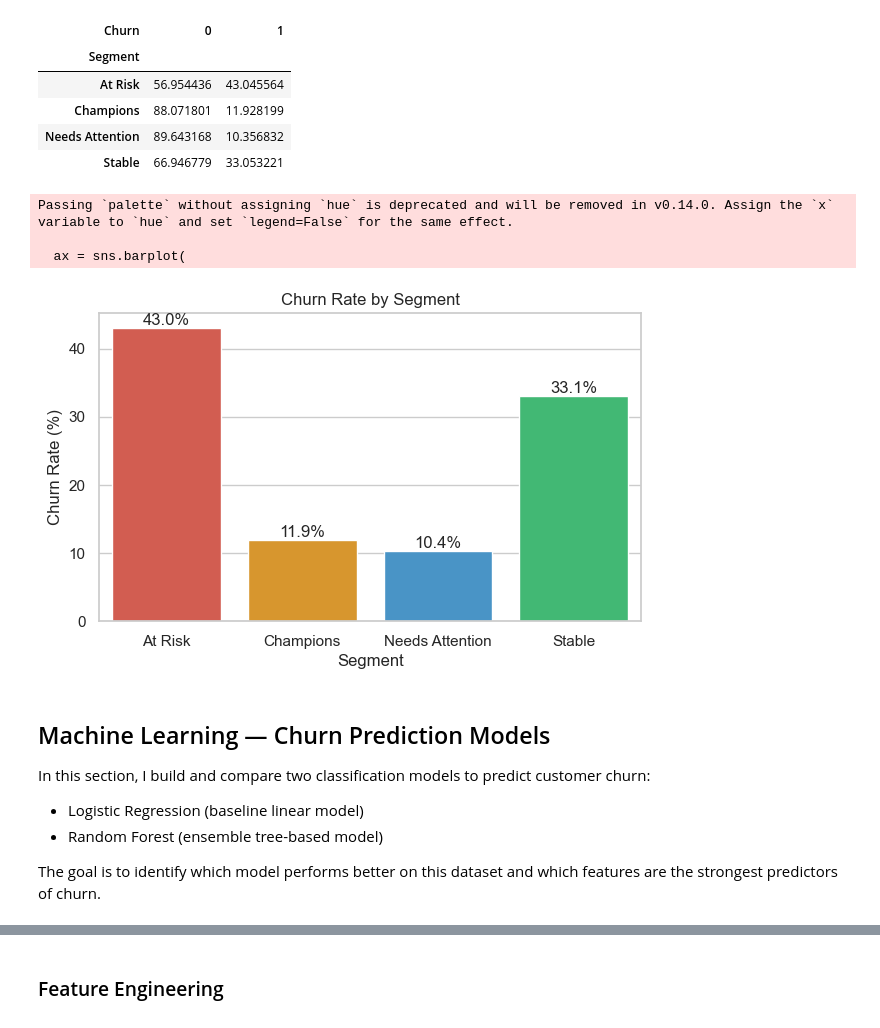
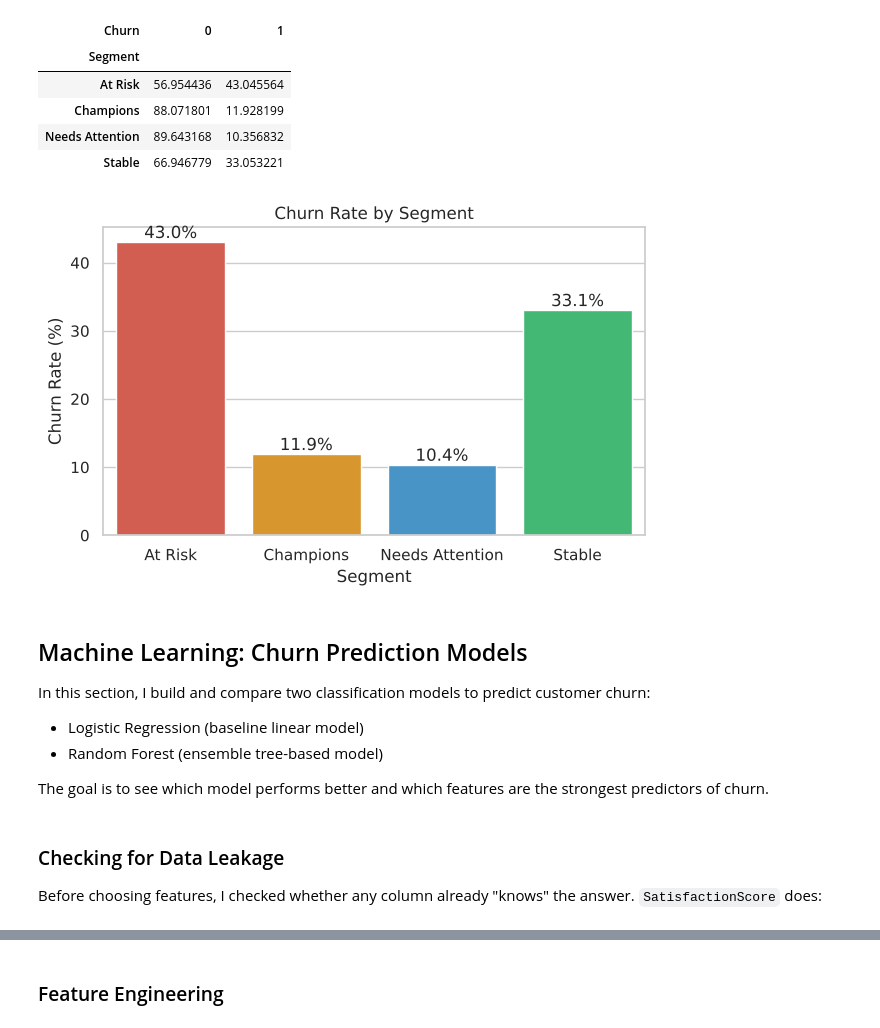
Before and after one commit to GouthamMantena/customer-churn-analysis, a Jupyter notebook: notebook/customer_churn_analysis.ipynb, the cells around one changed output, grey strips where cells are left out. Drawn from its saved outputs; the diff is of its cells as text; code cells hidden in the pictures.

```diff
--- a/notebook/customer_churn_analysis.ipynb
+++ b/notebook/customer_churn_analysis.ipynb
@@ -17,7 +17,12 @@ import seaborn as sns
 pd.set_option('display.max_columns', None)
 sns.set(style="whitegrid")
 # %%
-df = pd.read_csv("data/processed/customer_churn_cleaned.csv")
+df = pd.read_csv("../dataset/processed/customer_churn_cleaned.csv")
+
+# The processed file also holds columns this notebook creates later (Churn, RFM scores, Segment).
+# Drop them so every result below is rebuilt from scratch when the notebook runs.
+derived_cols = ['Churn', 'Recency', 'Frequency', 'Monetary', 'R_score', 'F_score', 'M_score', 'Segment']
+df = df.drop(columns=derived_cols, errors='ignore')
 df.head()
 # %% [output]
 |  | CustomerID | Gender | Age | Under30 | SeniorCitizen | Married | Dependents | NumberofDependents | ... |
@@ -339,8 +355,9 @@ Since the dataset does not contain the exact last transaction date, I used tenur
 # Tenure (lower tenure = more risky)
 df['Tenure'] = df['TenureinMonths']
 
-# Frequency (number of services used)
-services = ['OnlineSecurity','OnlineBackup', 'DeviceProtectionPlan','PremiumTechSupport','StreamingTV','StreamingMovies','StreamingMusic', 'UnlimitedData']
+# Frequency (number of add-on services used)
+services = ['OnlineSecurity', 'OnlineBackup', 'DeviceProtectionPlan', 'PremiumTechSupport',
+            'StreamingTV', 'StreamingMovies', 'StreamingMusic', 'UnlimitedData']
 
 df['Frequency'] = df[services].apply(lambda x: sum(x == 'Yes'), axis=1)
 
@@ -356,12 +373,12 @@ df[['Recency','Frequency','Monetary']].head()
 | 3 | 25 | 5 | 2995.07 |
 | 4 | 37 | 1 | 3102.36 |
 # %%
-# Recency
-df['R_score'] = pd.qcut(df['Tenure'], 5, labels=[1,2,3,4,5])
+# Tenure score (1 = shortest tenure, 5 = longest)
+df['T_score'] = pd.qcut(df['Tenure'], 5, labels=[1, 2, 3, 4, 5]).astype(int)
 
-# Frequency (rank-based)
-df['F_score'] = pd.qcut(df['Frequency'].rank(method='first'), 5, labels=[1,2,3,4,5])
+# Frequency score (rank-based, because many customers share the same count)
+df['F_score'] = pd.qcut(df['Frequency'].rank(method='first'), 5, labels=[1, 2, 3, 4, 5]).astype(int)
 
-# Monetary
-df['M_score'] = pd.qcut(df['Monetary'], 5, labels=[1,2,3,4,5])
+# Monetary score
+df['M_score'] = pd.qcut(df['Monetary'], 5, labels=[1, 2, 3, 4, 5]).astype(int)
 # %%
@@ -387,15 +404,14 @@ This segmentation helps in quickly identifying which customers are valuable and
 # %%
 def segment(row):
-
-    # High value + high engagement
-    if row['R_score'] >= 4 and row['F_score'] >= 4:
+    # Long tenure + many services
+    if row['T_score'] >= 4 and row['F_score'] >= 4:
         return 'Champions'
 
-    # Low engagement customers
-    elif row['R_score'] <= 2 and row['F_score'] <= 2:
+    # Short tenure + few services
+    elif row['T_score'] <= 2 and row['F_score'] <= 2:
         return 'At Risk'
 
-    # Low frequency but recent
+    # Few services, but not short tenure
     elif row['F_score'] <= 2:
         return 'Needs Attention'
 
@@ -459,40 +475,42 @@ pd.crosstab(df['Segment'], df['Churn'], normalize='index') * 100
 # %%
 segment_churn = pd.crosstab(df['Segment'], df['Churn'], normalize='index') * 100
 segment_churn = segment_churn[1].reset_index()
 
 plt.figure(figsize=(7,4))
 
 ax = sns.barplot(
     x='Segment',
     y=1,
     data=segment_churn,
-    palette=['#e74c3c','#f39c12','#3498db','#2ecc71']
+    hue='Segment',
+    palette=['#e74c3c','#f39c12','#3498db','#2ecc71'],
+    legend=False
 )
 
 # Add labels
 for p in ax.patches:
     ax.annotate(
         f'{p.get_height():.1f}%',
         (p.get_x() + p.get_width()/2., p.get_height()),
         ha='center', va='bottom'
     )
 
 plt.title("Churn Rate by Segment")
 plt.xlabel("Segment")
 plt.ylabel("Churn Rate (%)")
 
 plt.show()
 # %% [output]
-Passing `palette` without assigning `hue` is deprecated and will be removed in v0.14.0. Assign the `x` variable to `hue` and set `legend=False` for the same effect.
-
-  ax = sns.barplot(
-[figure, old version]
+[figure, new version]
 # %% [markdown]
-## Machine Learning — Churn Prediction Models
+## Machine Learning: Churn Prediction Models
 
 In this section, I build and compare two classification models to predict customer churn:
 - Logistic Regression (baseline linear model)
 - Random Forest (ensemble tree-based model)
 
-The goal is to identify which model performs better on this dataset and which
-features are the strongest predictors of churn.
+The goal is to see which model performs better and which features are the strongest predictors of churn.
+# %% [markdown]
+### Checking for Data Leakage
+
+Before choosing features, I checked whether any column already "knows" the answer. `SatisfactionScore` does:
```
Also changed, not shown: parts of 28 cells of this notebook, 5 other files.
